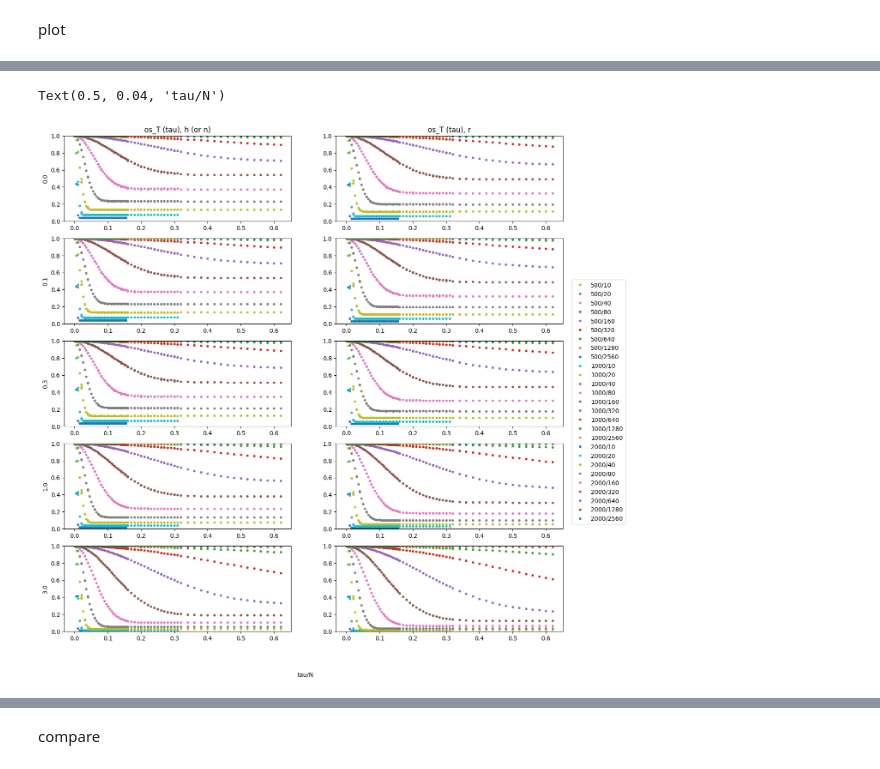
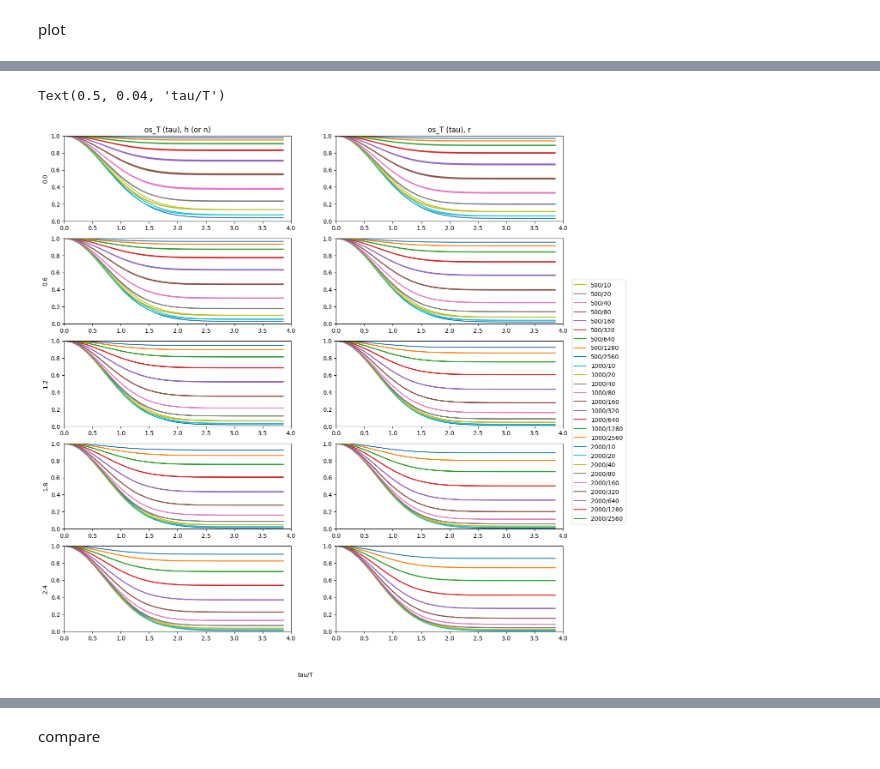
Before and after one commit to zhaoz0314/random-EI, a Jupyter notebook: pseudospatial/predictions.ipynb, the cells around one changed output, grey strips where cells are left out. Saved outputs shown, nothing was run; the diff lists cells and outputs as text; code cells hidden in the pictures.

```diff
--- a/pseudospatial/predictions.ipynb
+++ b/pseudospatial/predictions.ipynb
@@ -316,8 +316,8 @@ plot
 color_s = plt.rcParams['axes.prop_cycle'].by_key()['color']
 activity_type_s = ["h (or n)", "r"]
 # %%
-ext_unscaled_std_s = jnp.array([0, 0.1, 0.3, 1, 3])
-relative_lag_s = jnp.arange(32) * 10
+ext_unscaled_std_s = jnp.array([0, 0.6, 1.2, 1.8, 2.4])
+rescaled_relative_lag_s = jnp.arange(30) / 30 * 4
 part_n_s = jnp.array([500, 1000, 2000])
 window_len_s = jnp.array([10, 20, 40, 80, 160, 320, 640, 1280, 2560])
 
@@ -334,7 +334,7 @@ for ext_unscaled_std_idx in range(len(ext_unscaled_std_s)):
   all_cov_s[ext_unscaled_std_idx] = all_cov_s_fct(m_acov_s[ext_unscaled_std_idx],
                                                   4, ext_unscaled_std_s[ext_unscaled_std_idx])
   prediction_s[ext_unscaled_std_idx] = prediction_s_fct(all_cov_s[ext_unscaled_std_idx],
-                                                        relative_lag_s, window_len_s, part_n_s)
+                                                        rescaled_relative_lag_s, window_len_s, part_n_s)
   end_time = time.time()
   print(end_time - start_time)
 # %% [output]
@@ -393,27 +393,26 @@ Text(0.5, 0.04, 'T/N')
 # %%
 legend_type_s = jnp.sort(jnp.unique(part_n_s / jnp.expand_dims(window_len_s, 1)))
 
 [fig, subfig_s] = plt.subplots(len(ext_unscaled_std_s), 2, figsize = (15,15), squeeze = False)
 
 for activity_type_idx in range(2):
   for ext_unscaled_std_idx in range(len(ext_unscaled_std_s)):
-    subfig_s[ext_unscaled_std_idx, activity_type_idx].set(ylim = (0,1))
+    subfig_s[ext_unscaled_std_idx, activity_type_idx].set(xlim = (0, 4), ylim = (0,1))
     subfig_s[ext_unscaled_std_idx, 0].set(ylabel = "{0:.1f}".format(ext_unscaled_std_s[ext_unscaled_std_idx]))
     for part_n_idx in range(len(part_n_s)):
       for window_len_idx in range(len(window_len_s)):
         subfig_s[ext_unscaled_std_idx, activity_type_idx
-        ].plot(relative_lag_s / part_n_s[part_n_idx],
+        ].plot(rescaled_relative_lag_s,
                prediction_s[ext_unscaled_std_idx][activity_type_idx][1][part_n_idx, window_len_idx, :],
                color = color_s[better_searchsorted(
                  legend_type_s, part_n_s[part_n_idx] / window_len_s[window_len_idx]) % len(color_s)],
                label = ("{0}/{1}".format(part_n_s[part_n_idx], window_len_s[window_len_idx])
-                        if ext_unscaled_std_idx + activity_type_idx == 0 else ""),
-               linestyle = "", marker = ".")
+                        if ext_unscaled_std_idx + activity_type_idx == 0 else ""))
 
 fig.legend(loc = "outside right")
 subfig_s[0, 0].set(title = "os_T (tau), " + activity_type_s[0])
 subfig_s[0, 1].set(title = "os_T (tau), " + activity_type_s[1])
-fig.text(0.5, 0.04, "tau/N", ha = "center")
+fig.text(0.5, 0.04, "tau/T", ha = "center")
 # %% [output]
-Text(0.5, 0.04, 'tau/N')
+Text(0.5, 0.04, 'tau/T')
-[figure, old version]
+[figure, new version]
```
Also changed, not shown: parts of 9 cells of this notebook, 1 other file.
